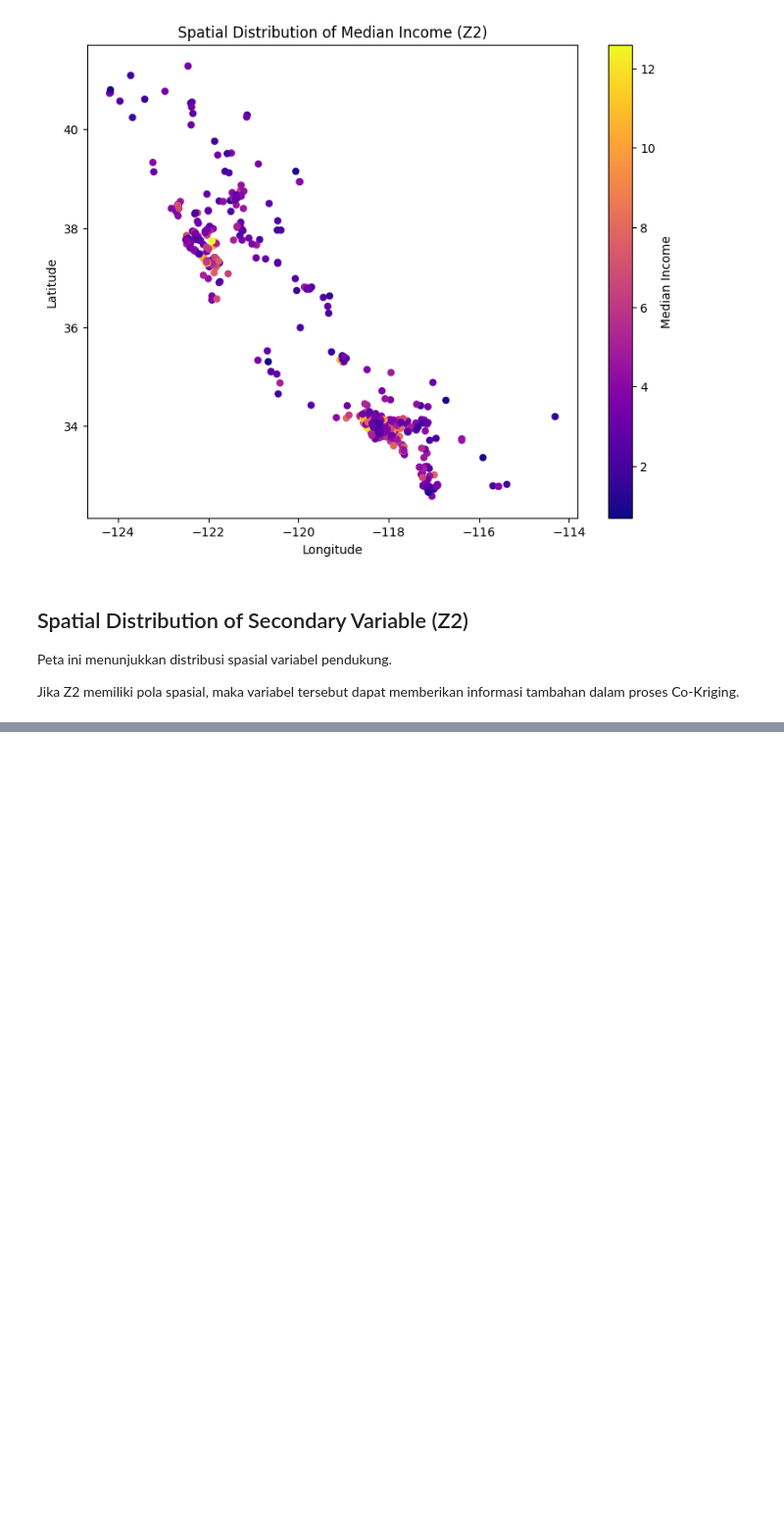
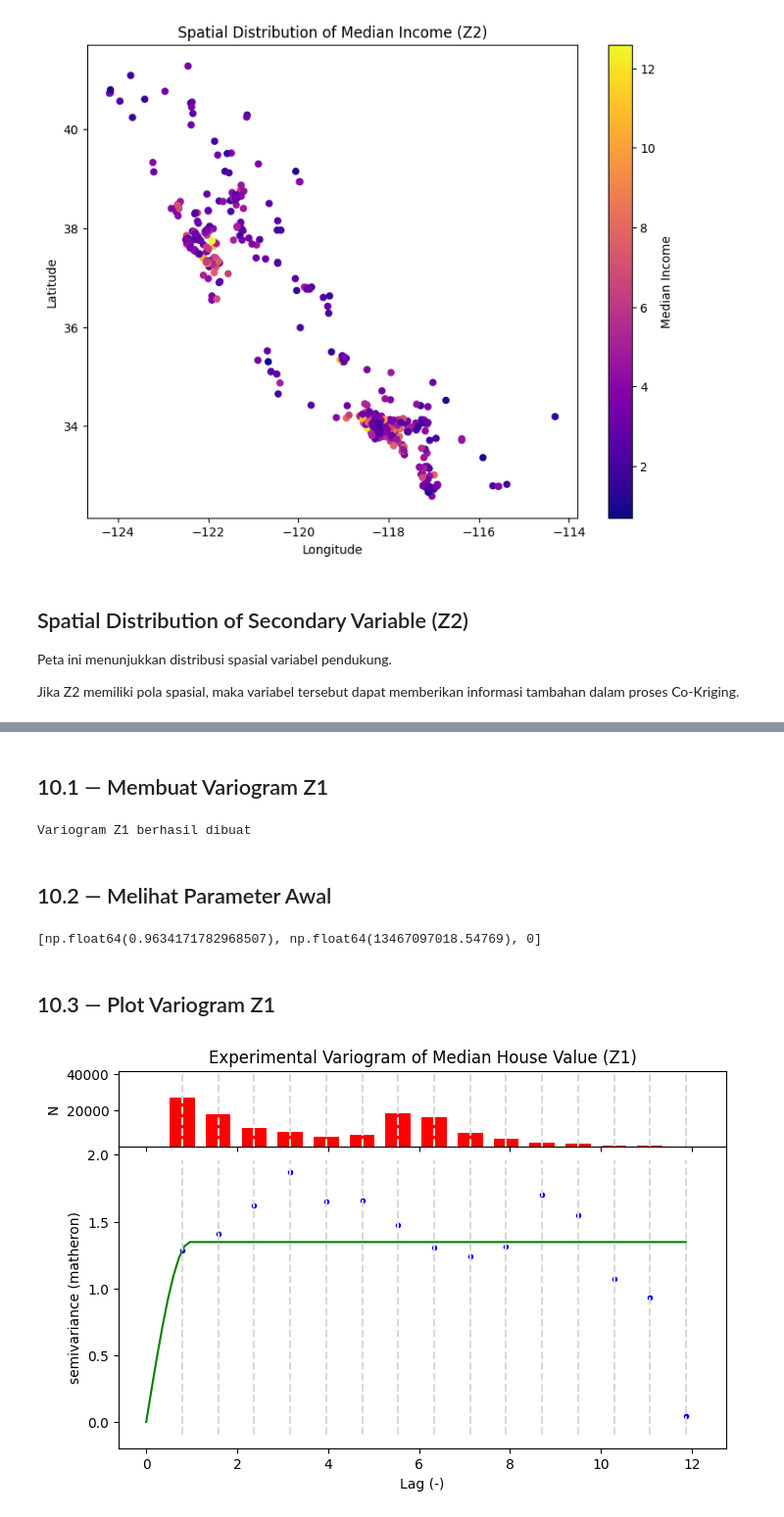
Before and after one commit to solehas25h-salmasoleha/Co-Kriging, a Jupyter notebook: Co_Kriging.ipynb, the cells around one changed output, grey strips where cells are left out. Shown at 98% size. Cells and saved outputs as stored; diff of their text form; code cells hidden in the pictures; blank space fills up the shorter version.

```diff
--- a/Co_Kriging.ipynb
+++ b/Co_Kriging.ipynb
@@ -350,0 +363,32 @@ memberikan informasi tambahan dalam proses Co-Kriging.
+# %% [markdown]
+## 10.1 — Membuat Variogram Z1
+# %%
+V_Z1 = Variogram(
+    coords,
+    Z1,
+    n_lags=15,
+    normalize=False
+)
+print(
+    "Variogram Z1 berhasil dibuat"
+)
+# %% [output]
+Variogram Z1 berhasil dibuat
+# %% [markdown]
+## 10.2 — Melihat Parameter Awal
+# %%
+print(
+    V_Z1.parameters
+)
+# %% [output]
+[np.float64(0.9634171782968507), np.float64(13467097018.54769), 0]
+# %% [markdown]
+## 10.3 — Plot Variogram Z1
+# %%
+V_Z1.plot()
+plt.title(
+    "Experimental Variogram of Median House Value (Z1)"
+)
+plt.show()
+# %% [output]
+[figure, added]
```
Also changed, not shown: parts of 5 cells of this notebook.
